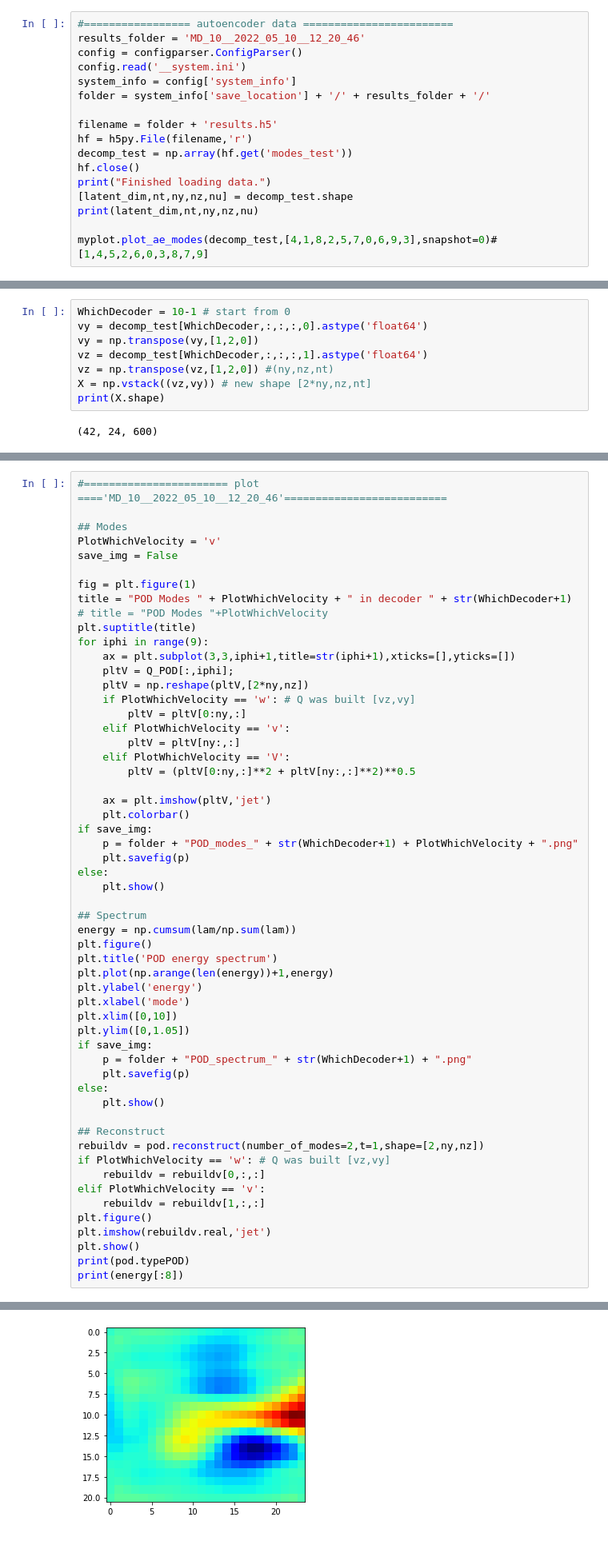
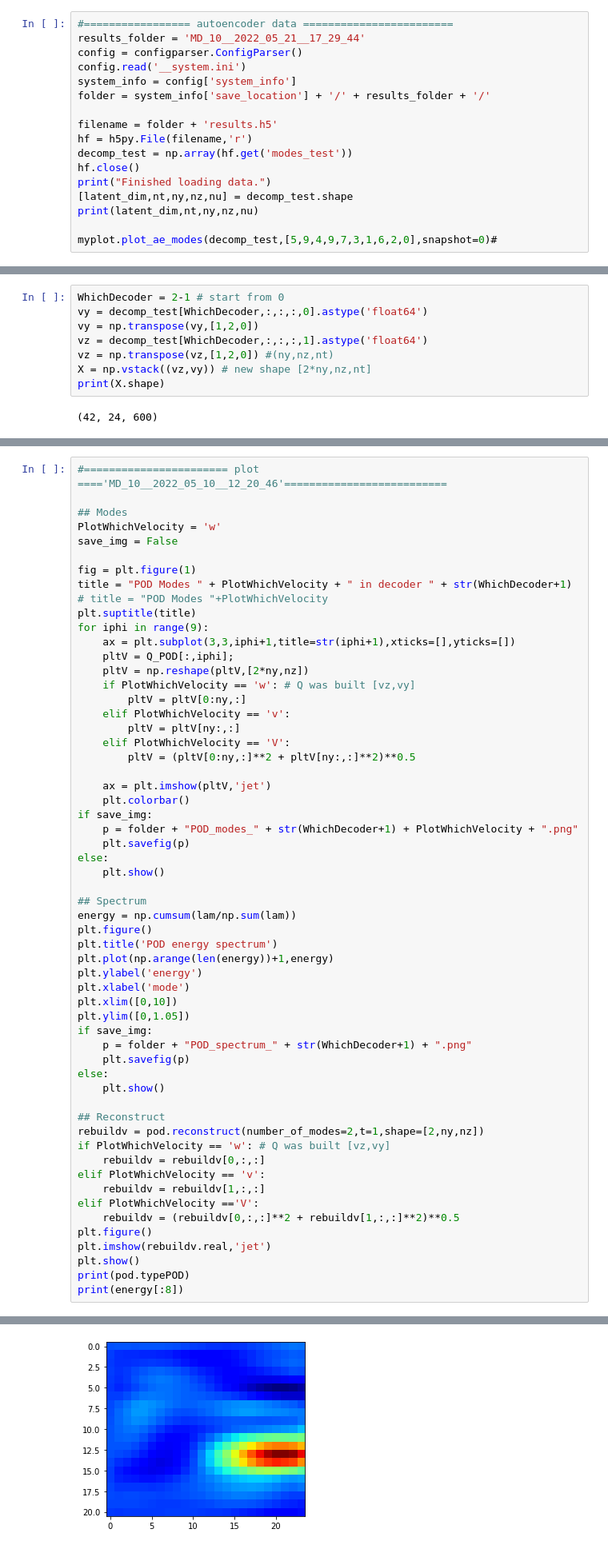
Before and after one commit to MagriLab/MD-CNN-AE, a Jupyter notebook: visualise_modes.ipynb, the cells around one changed output, grey strips where cells are left out. Shown: that part at 80% size. Saved outputs shown, nothing was run; the diff lists cells and outputs as text.

```diff
--- a/visualise_modes.ipynb
+++ b/visualise_modes.ipynb
@@ -13,7 +13,7 @@ fPIV    = 720;      # PIV sampling frequency
 dt      = 1/fPIV;   # Delta t between image pairs
 # %%
 #================= autoencoder data ========================
-results_folder = 'MD_10__2022_05_10__12_20_46'
+results_folder = 'MD_10__2022_05_21__17_29_44'
 config = configparser.ConfigParser()
 config.read('__system.ini')
 system_info = config['system_info']
@@ -27,7 +27,7 @@ print("Finished loading data.")
 [latent_dim,nt,ny,nz,nu] = decomp_test.shape
 print(latent_dim,nt,ny,nz,nu)
 
-myplot.plot_ae_modes(decomp_test,[4,1,8,2,5,7,0,6,9,3],snapshot=0)# [1,4,5,2,6,0,3,8,7,9]
+myplot.plot_ae_modes(decomp_test,[5,9,4,9,7,3,1,6,2,0],snapshot=0)#
 # %% [output]
 Finished loading data.
 10 600 21 24 2
@@ -71,5 +70,5 @@ for i in [1,4,5,2,6,0,3,8,7,9]: #[4,1,8,2,5,7,0,6,9,3]
 # %%
-WhichDecoder = 10-1 # start from 0
+WhichDecoder = 2-1 # start from 0
 vy = decomp_test[WhichDecoder,:,:,:,0].astype('float64')
 vy = np.transpose(vy,[1,2,0])
 vz = decomp_test[WhichDecoder,:,:,:,1].astype('float64')
@@ -92,7 +92,7 @@ POD done.
 #======================= plot ===='MD_10__2022_05_10__12_20_46'==========================
 
 ## Modes
-PlotWhichVelocity = 'v'
+PlotWhichVelocity = 'w'
 save_img = False
 
 fig = plt.figure(1)
@@ -139,6 +139,8 @@ if PlotWhichVelocity == 'w': # Q was built [vz,vy]
     rebuildv = rebuildv[0,:,:]
 elif PlotWhichVelocity == 'v':
     rebuildv = rebuildv[1,:,:]
+elif PlotWhichVelocity =='V':
+    rebuildv = (rebuildv[0,:,:]**2 + rebuildv[1,:,:]**2)**0.5
 plt.figure()
 plt.imshow(rebuildv.real,'jet')
 plt.show()
@@ -150,2 +152,2 @@ print(energy[:8])
-[figure, old version]
+[figure, new version]
 snapshot
```
Also changed, not shown: parts of 8 cells of this notebook, 4 other files.
